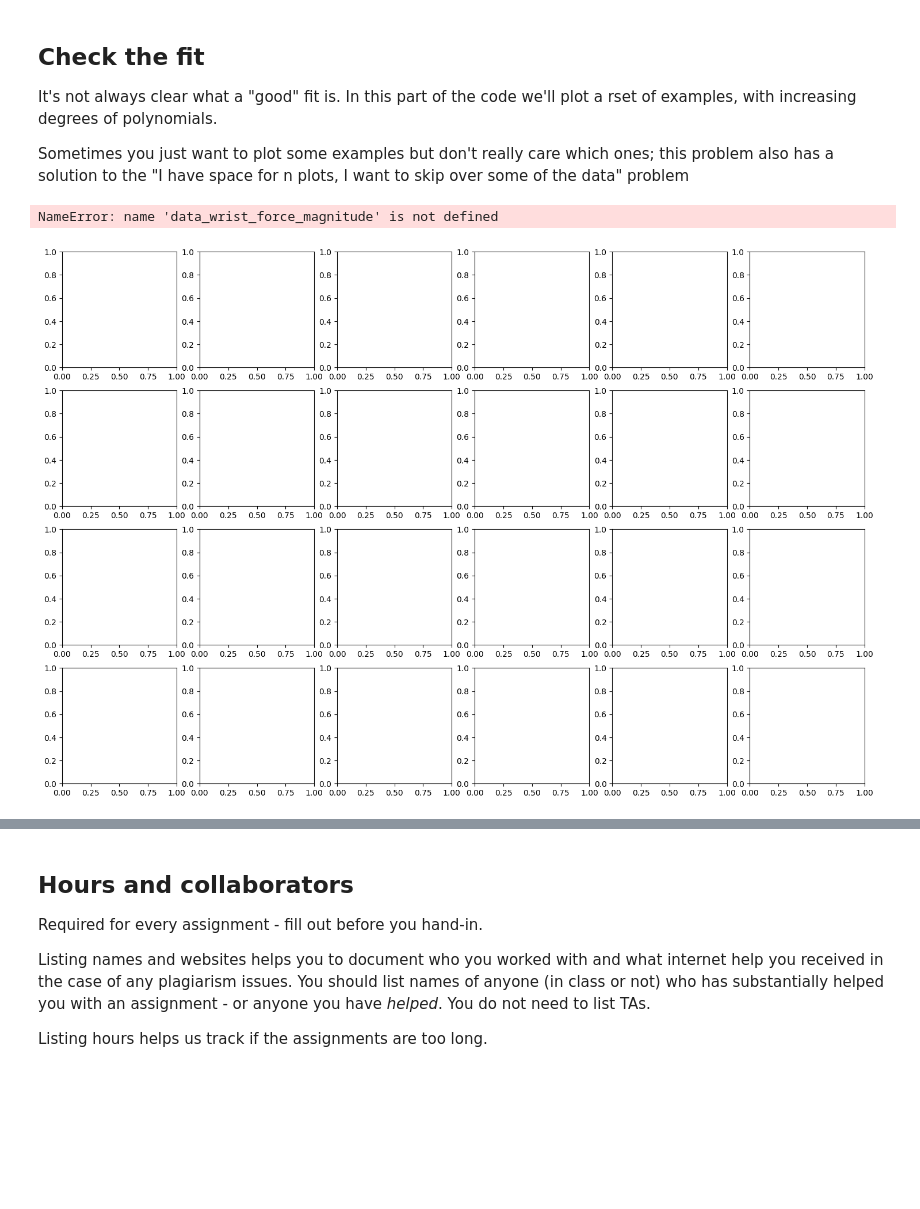
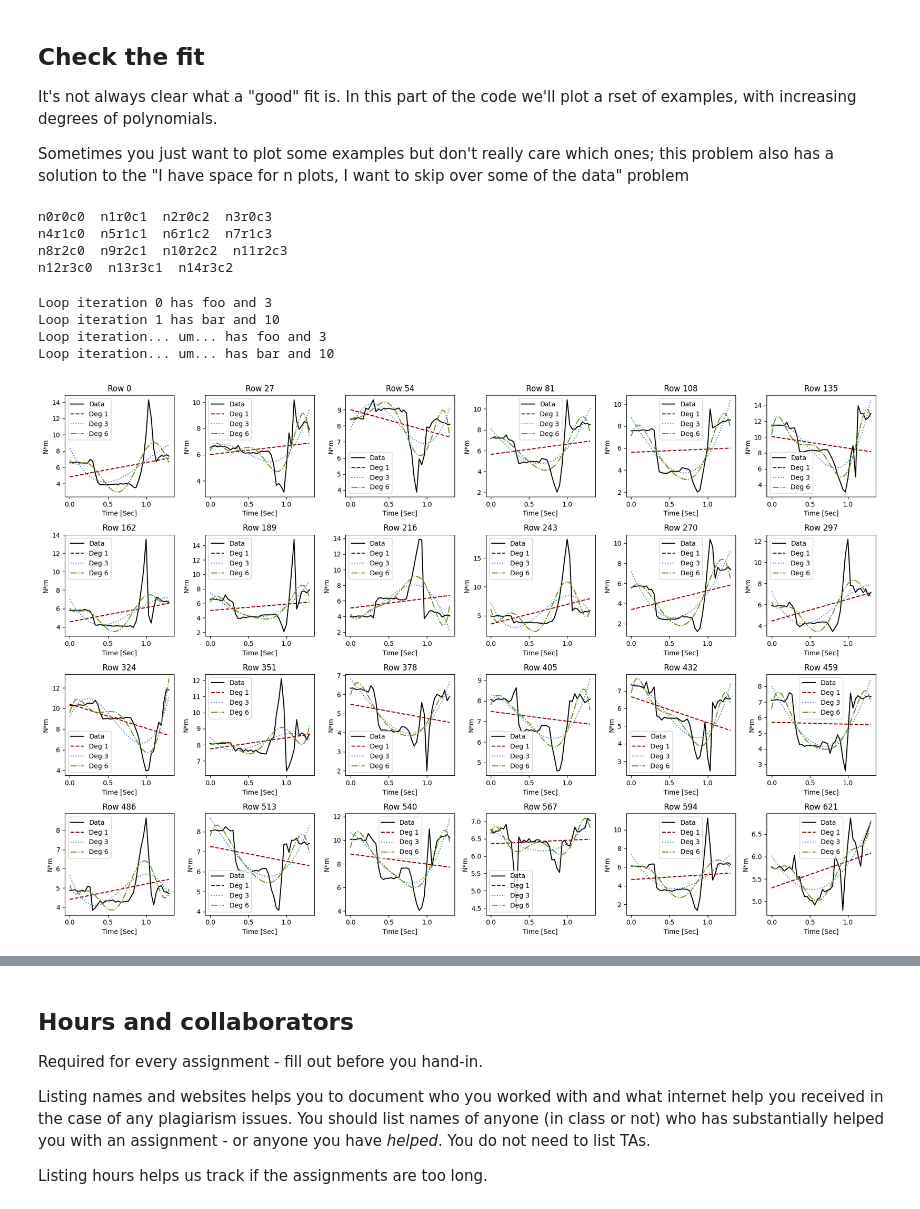
Before and after one commit to Ahmedmoui/IntroPythonProgramming, a Jupyter notebook: Week_4_fitting/Lab_4_data_fitting.ipynb, the cells around one changed output, grey strips where cells are left out. Cells and saved outputs as stored; diff of their text form; code cells hidden in the pictures; blank space fills up the shorter version.

```diff
--- a/Week_4_fitting/Lab_4_data_fitting.ipynb
+++ b/Week_4_fitting/Lab_4_data_fitting.ipynb
@@ -208,12 +243,13 @@ The data is stored in **Wrist_force_data.csv** in the Data directory.
 # %%
 
 # TODO: Read in the data; should be 660 x 120 (x,y,z data for 40 time steps)
-data_wrist_force_xyz = ...
+data_wrist_force_xyz = np.loadtxt("Data/Wrist_force_data.csv", delimiter=",")
 # %%
 # TODO: Calculate the total force (see equation above)
+data_wrist_force_xyz = data_wrist_force_xyz.reshape(660, 40, 3)
 
 # TODO: Calculate the magnitude of the force
-data_wrist_force_magnitude = ...
+data_wrist_force_magnitude = np.sqrt(np.sum(np.square(data_wrist_force_xyz), axis=2))
 
 assert data_wrist_force_magnitude.shape == (660, 40)
 assert np.isclose(data_wrist_force_magnitude[0, 0], 6.5389367, atol=0.001)
@@ -228,4 +264,14 @@ fig, axs = plt.subplots(n_rows, n_cols, figsize=(8, 2))
 # TODO Pick 4 examples to plot. Use your ts values from above. You do not need to
 #   use the ones from the slides, but you should but the example number in the title
 # Don't forget to label the x and y axes
+example_indices = [10, 100, 300, 500]  # picked 4 examples
+
+for i, idx in enumerate(example_indices):
+    axs[i].plot(ts, data_wrist_force_magnitude[idx, :], '-g')
+    axs[i].set_title(f"Example {idx}")
+    axs[i].set_xlabel("Time [Sec]")
+    axs[i].set_ylabel("Force Magnitude")
+    axs[i].grid(True)
+
 plt.tight_layout()
+plt.show()
@@ -281,6 +336,11 @@ for i in range(0, n):
     if col == r-1:
         end_str = "\n"  # ... except at the end of the row
     print(f"n{i}r{row}c{col} ", end=end_str)  # No return
+# %% [output]
+n0r0c0  n1r0c1  n2r0c2  n3r0c3
+n4r1c0  n5r1c1  n6r1c2  n7r1c3
+n8r2c0  n9r2c1  n10r2c2  n11r2c3
+n12r3c0  n13r3c1  n14r3c2
 # %%
 # EXAMPLE CODE - zip
 # These two pieces of code do the same thing
@@ -294,41 +354,63 @@ for i in range(len(a_str)):
 # Look, no i!
 for a, b in zip(a_str, b_number):
     print(f"Loop iteration... um... has {a} and {b}")
+# %% [output]
+Loop iteration 0 has foo and 3
+Loop iteration 1 has bar and 10
+Loop iteration... um... has foo and 3
+Loop iteration... um... has bar and 10
 # %%
 # SCRATCH CELL
 # Practice the plot for one row of data
 # %%
 # Note: This code will all work even if you change the number of rows/columns
 n_rows = 4
 n_cols = 6
 fig, axs = plt.subplots(n_rows, n_cols, figsize=(n_cols * 3, n_rows * 3))
 
 n_total_plots = n_rows * n_cols
 # take every nth
 n_skip = data_wrist_force_magnitude.shape[0] // n_total_plots
 
 color_deg = ("maroon", "steelblue", "olivedrab")
 deg_fit = (1, 3, 6)
 lstyle = ('dashed', 'dotted', 'dashdot')
 # This loops over the total number of plots we can fit
 for i in range(0, n_total_plots):
     # Yes, this works - it's the same as doing r = row_offset + p // ncols on one line,
     #   and c = p % n_cols on the second line
     r, c = i // n_cols, i % n_cols
     data_row_indx = i * n_skip
 
     # Plot 4 things in this figure:
     #   the original data (in black)
     #   polynomial fits of degree 1, 3, 6
     # Note: use axs[r, c]
     # Note 2: The data row you want is in data_row_indx...
     # Note 3: Use polynomial.polyval(ts, ret_poly) to create y values for your t values
-    ...
+
+    data_selected_row = data_wrist_force_magnitude[data_row_indx]
+
+    # Ploting original data in black
+    axs[r, c].plot(ts, data_selected_row, 'k', label="Data")
+
+    # Fitting and plotting polynomials of degrees 1, 3, and 6
+    for deg, color, style in zip(deg_fit, color_deg, lstyle):
+        poly_coeffs = np.polyfit(ts, data_selected_row, deg)  # Fitting polynomial
+
+        y_fit = np.polyval(poly_coeffs, ts)
+
+        axs[r, c].plot(ts, y_fit, linestyle=style, color=color, label=f"Deg {deg}")
+
+    # Formatting
+    axs[r, c].set_title(f"Row {data_row_indx}")
+    axs[r, c].set_xlabel("Time [Sec]")
+    axs[r, c].set_ylabel("N*m")
+    axs[r, c].legend()
 
 plt.tight_layout()
 # %% [output]
-NameError: name 'data_wrist_force_magnitude' is not defined
-[figure, old version]
+[figure, new version]
 # %%
 # Manual grade
 print("This is a manually-graded question; there is no grader.check() function. See rubric and slides for more information on expected output.")
```
Also changed, not shown: parts of 13 cells of this notebook, 1 other file.
